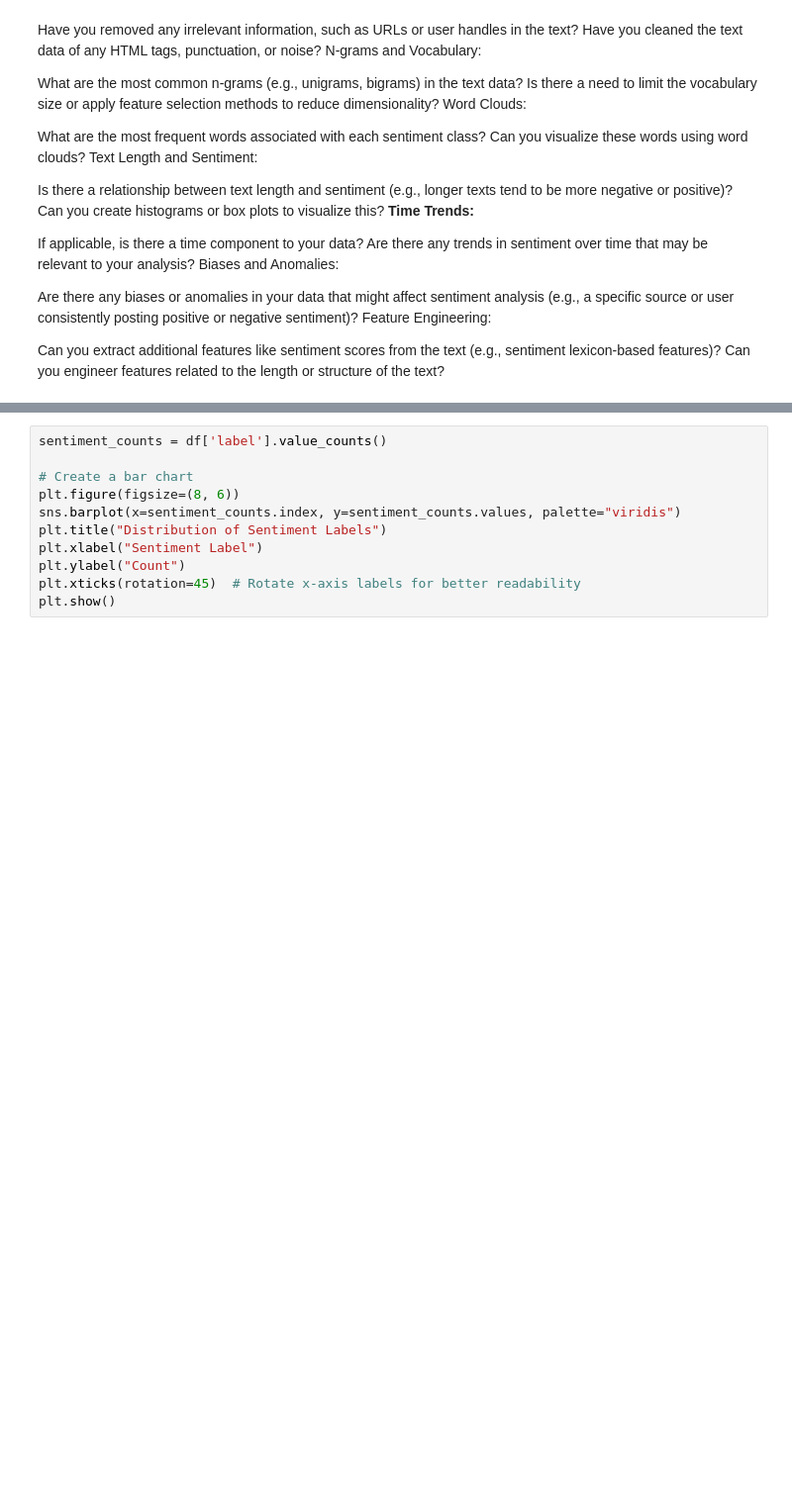
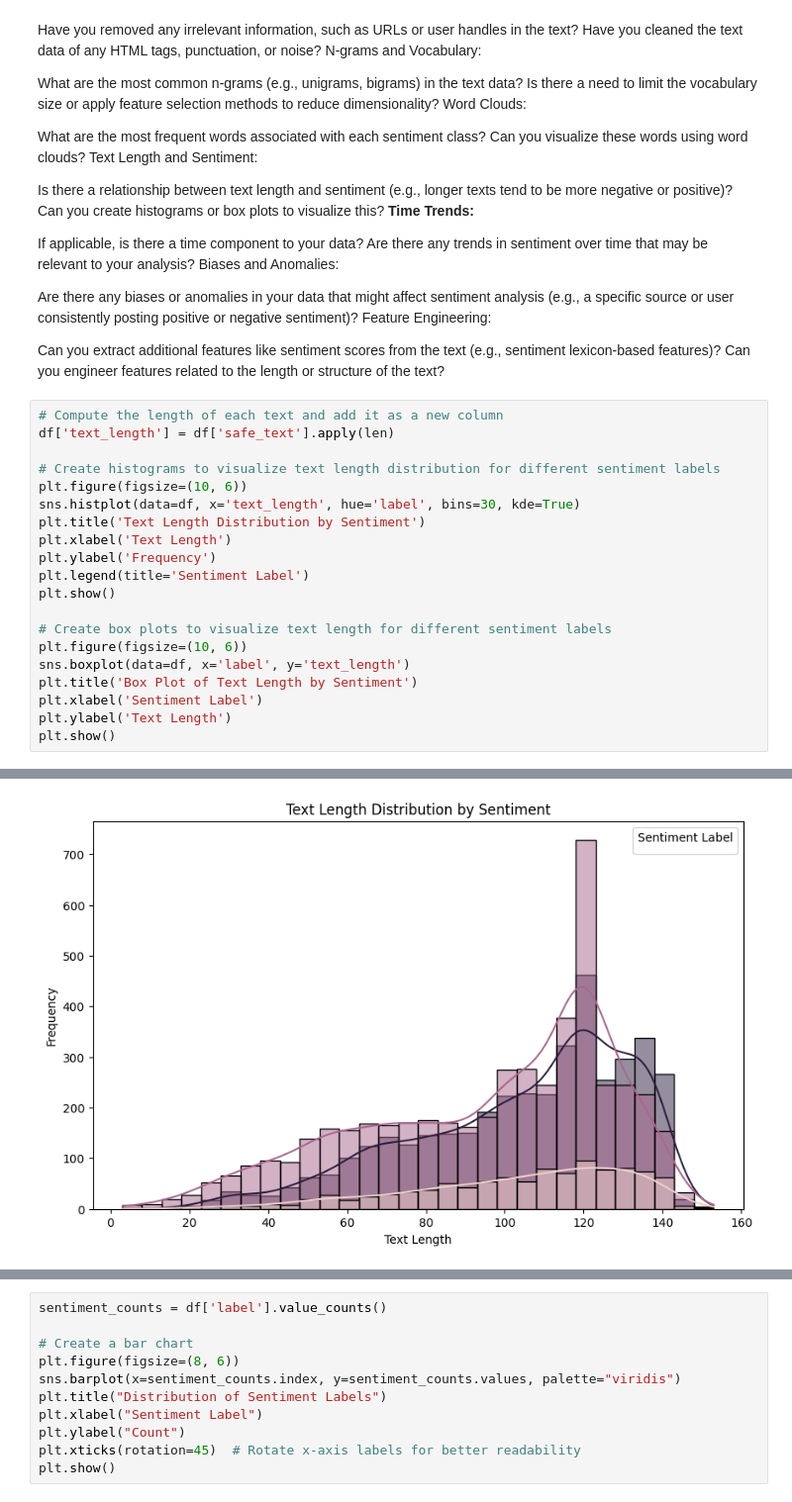
Before and after one commit to Keganwealths/1stSuperstore, a Jupyter notebook: Fine_tuning_Hugging_face_text_classification_model.ipynb, the cells around one changed output, grey strips where cells are left out. Shown: that part at 99% size. Drawn from its saved outputs; the diff is of its cells as text; blank space fills up the shorter version.

```diff
--- a/Fine_tuning_Hugging_face_text_classification_model.ipynb
+++ b/Fine_tuning_Hugging_face_text_classification_model.ipynb
@@ -169,3 +172,24 @@ Feature Engineering:
 
 Can you extract additional features like sentiment scores from the text (e.g., sentiment lexicon-based features)?
 Can you engineer features related to the length or structure of the text?
+# %%
+# Compute the length of each text and add it as a new column
+df['text_length'] = df['safe_text'].apply(len)
+
+# Create histograms to visualize text length distribution for different sentiment labels
+plt.figure(figsize=(10, 6))
+sns.histplot(data=df, x='text_length', hue='label', bins=30, kde=True)
+plt.title('Text Length Distribution by Sentiment')
+plt.xlabel('Text Length')
+plt.ylabel('Frequency')
+plt.legend(title='Sentiment Label')
+plt.show()
+
+# Create box plots to visualize text length for different sentiment labels
+plt.figure(figsize=(10, 6))
+sns.boxplot(data=df, x='label', y='text_length')
+plt.title('Box Plot of Text Length by Sentiment')
+plt.xlabel('Sentiment Label')
+plt.ylabel('Text Length')
+plt.show()
+# %% [output]
@@ -171,0 +197 @@ Can you engineer features related to the length or structure of the text?
+[figure, added]
```
Also changed, not shown: parts of 4 cells of this notebook.
